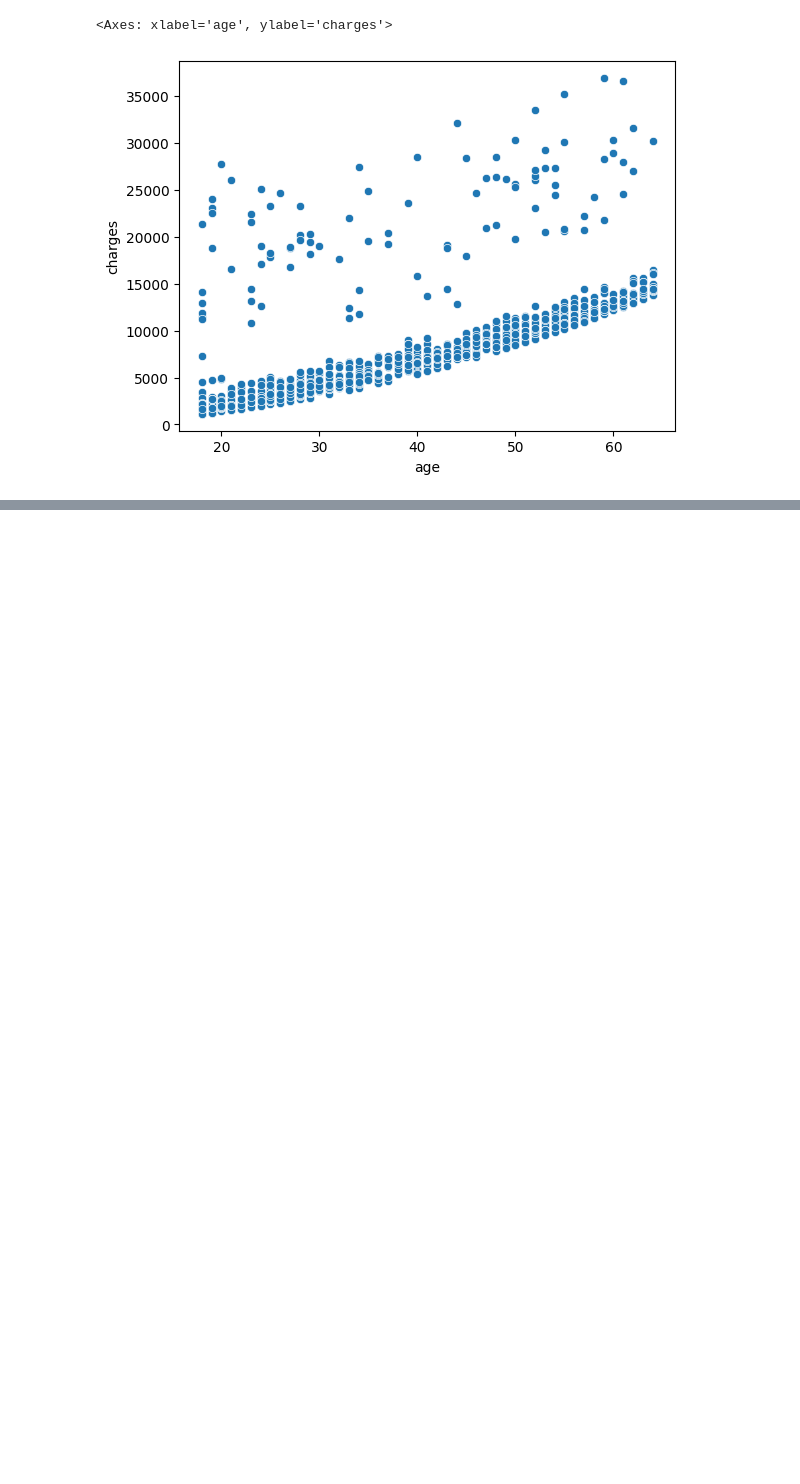
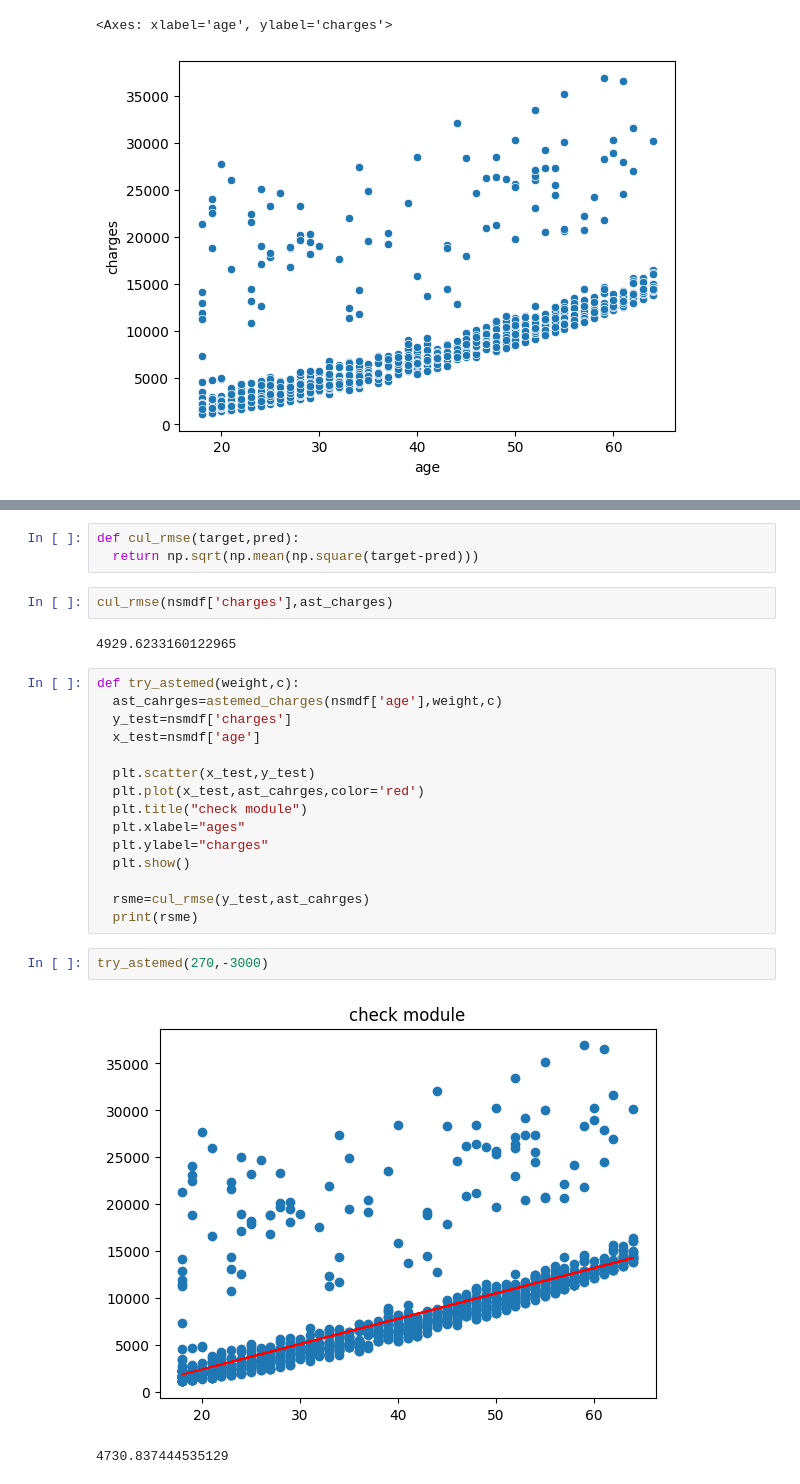
Before and after one commit to abolfazlshahsavaryyy/sklearn, a Jupyter notebook: sklearn.ipynb, the cells around one changed output, grey strips where cells are left out. Saved outputs shown, nothing was run; the diff lists cells and outputs as text; blank space fills up the shorter version.

```diff
--- a/sklearn.ipynb
+++ b/sklearn.ipynb
@@ -191,0 +244,27 @@ sns.scatterplot(data=nsmdf,x='age',y='charges')
+# %%
+def cul_rmse(target,pred):
+  return np.sqrt(np.mean(np.square(target-pred)))
+# %%
+cul_rmse(nsmdf['charges'],ast_charges)
+# %% [output]
+4929.6233160122965
+# %%
+def try_astemed(weight,c):
+  ast_cahrges=astemed_charges(nsmdf['age'],weight,c)
+  y_test=nsmdf['charges']
+  x_test=nsmdf['age']
+
+  plt.scatter(x_test,y_test)
+  plt.plot(x_test,ast_cahrges,color='red')
+  plt.title("check module")
+  plt.xlabel="ages"
+  plt.ylabel="charges"
+  plt.show()
+
+  rsme=cul_rmse(y_test,ast_cahrges)
+  print(rsme)
+# %%
+try_astemed(270,-3000)
+# %% [output]
+[figure, added]
+4730.837444535129
```
Also changed, not shown: parts of 6 cells of this notebook.
